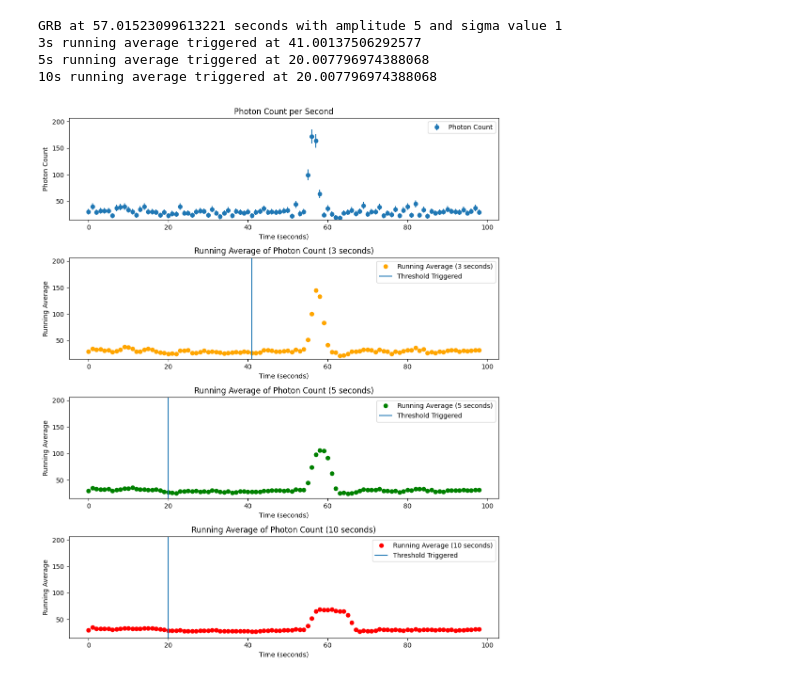
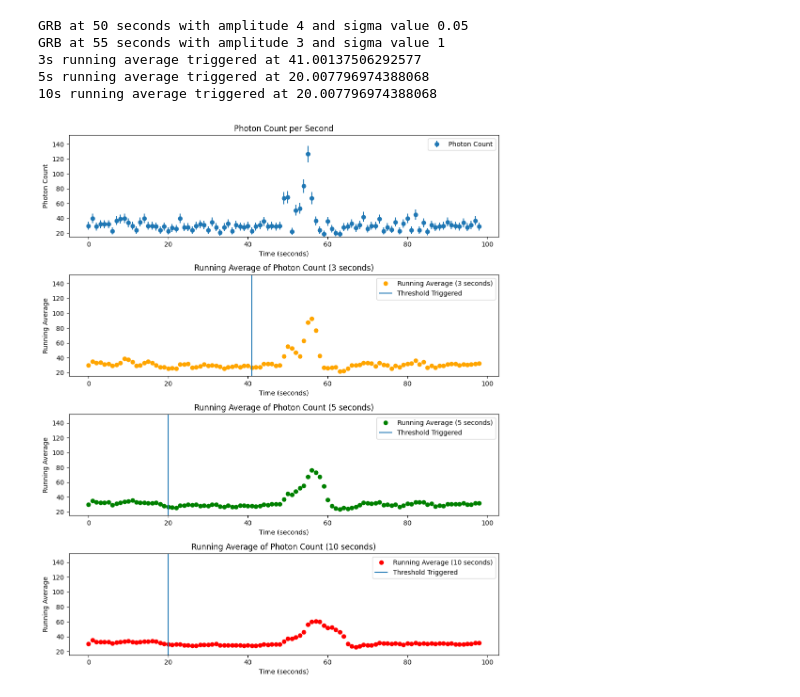
Before and after one commit to cassandradove/grb-trigger, a Jupyter notebook: simulator.ipynb, the cells around one changed output. Cells and saved outputs as stored; diff of their text form; code cells hidden in the pictures.

```diff
--- a/simulator.ipynb
+++ b/simulator.ipynb
@@ -97,9 +97,9 @@ class grb :
         exponent = ((curr_time - self.peak_time) ** 2) / (-2 * self.sigma)
         return self.amplitude * np.exp(exponent)
 
-default_grb = grb()
+default_grb = grb(50,4,0.05)
 second_burst = grb(default_grb.peak_time + 5, 3, 1)
-bursts = [default_grb]
+bursts = [default_grb, second_burst]
 significance_constant = 6
 tail = 4
 
@@ -158,23 +158,23 @@ while current_time < duration:
             photon_count_data.append(photon_count_in_last_second)
 
             look_back_to = 17
-            if (current_time <= look_back_to) :
-                look_back_to = 1
+            if current_time > look_back_to :
+                # 3s test
+                look_back_std_3 = np.std(running_average_3s[-1 * look_back_to : -1 * tail])
+                look_back_std_5 = np.std(running_average_5s[-1 * look_back_to : -1 * tail])
+                look_back_std_10 = np.std(running_average_10s[-1 * look_back_to : -1 * tail])
 
-            if (trigger_threshold_met_3s == False and current_time > tail + 1 and
-                (photon_count_data[-1] > running_average_3s[-1 * tail] + (significance_constant * np.std(running_average_3s[-1 * look_back_to : -1 * tail])))) :
-                trigger_threshold_met_3s = True
-                triggered_timestamp_3s = current_time - tail
+                if (trigger_threshold_met_3s == False and photon_count_data[-1] >= (running_average_3s[-1 * tail] + (significance_constant * look_back_std_3))) :
+                    trigger_threshold_met_3s = True
+                    triggered_timestamp_3s = current_time - tail
 
-            if (trigger_threshold_met_5s == False and current_time > tail + 1 and
-                (photon_count_data[-1] > running_average_5s[-1 * tail] + (significance_constant * np.std(running_average_5s[-1 * look_back_to : -1 * tail])))) :
-                trigger_threshold_met_5s = True
-                triggered_timestamp_5s = current_time - tail
+                if (trigger_threshold_met_5s == False and photon_count_data[-1] >= (running_average_5s[-1 * tail] + (significance_constant * look_back_std_5))) :
+                    trigger_threshold_met_5s = True
+                    triggered_timestamp_5s = current_time - tail
 
-            if (trigger_threshold_met_10s == False and current_time > tail + 1 and
-                (photon_count_data[-1] > running_average_10s[-1 * tail] + (significance_constant * np.std(running_average_10s[-1 * look_back_to : -1 * tail])))) :
-                trigger_threshold_met_10s = True
-                triggered_timestamp_10s = current_time - tail
+                if (trigger_threshold_met_10s == False and photon_count_data[-1] >= (running_average_10s[-1 * tail] + (significance_constant * look_back_std_10))) :
+                    trigger_threshold_met_10s = True
+                    triggered_timestamp_10s = current_time - tail
 
 
 
@@ -214,32 +214,33 @@ ax2.legend()
 # Plot running average for 5 seconds
 ax3.plot(running_average_5s, 'o', label='Running Average (5 seconds)', color='green')
 ax3.vlines(triggered_timestamp_5s, y_range_min, y_range_max, label='Threshold Triggered')
 ax3.set_xlabel('Time (seconds)')
 ax3.set_ylabel('Running Average')
 ax3.set_title('Running Average of Photon Count (5 seconds)')
 ax3.set_ylim(y_range_min, y_range_max)  # Set the same y-axis range for all plots
 ax3.legend()
 
 # Plot running average for 10 seconds
 ax4.plot(running_average_10s, 'o', label='Running Average (10 seconds)', color='red')
 ax4.vlines(triggered_timestamp_10s, y_range_min, y_range_max, label='Threshold Triggered')
 ax4.set_xlabel('Time (seconds)')
 ax4.set_ylabel('Running Average')
 ax4.set_title('Running Average of Photon Count (10 seconds)')
 ax4.set_ylim(y_range_min, y_range_max)  # Set the same y-axis range for all plots
 ax4.legend()
 
 for burst in bursts :
     print("GRB at " + str(burst.peak_time) + " seconds with amplitude " + str(burst.amplitude) + " and sigma value " + str(burst.sigma))
 
 print("3s running average triggered at " + str(triggered_timestamp_3s))
 print("5s running average triggered at " + str(triggered_timestamp_5s))
 print("10s running average triggered at " + str(triggered_timestamp_10s))
 plt.tight_layout()
 plt.show()
 # %% [output]
-GRB at 57.01523099613221 seconds with amplitude 5 and sigma value 1
+GRB at 50 seconds with amplitude 4 and sigma value 0.05
+GRB at 55 seconds with amplitude 3 and sigma value 1
 3s running average triggered at 41.00137506292577
 5s running average triggered at 20.007796974388068
 10s running average triggered at 20.007796974388068
-[figure, old version]
+[figure, new version]
```
Also changed, not shown: 6 other files.
